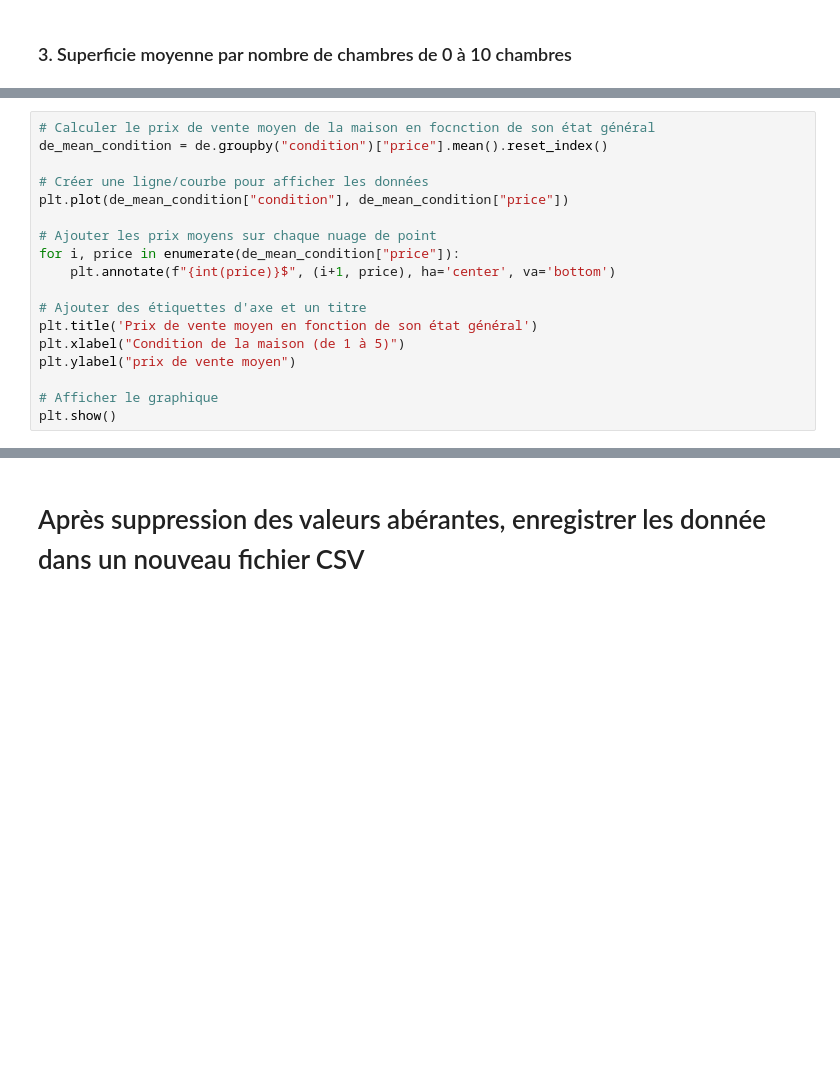
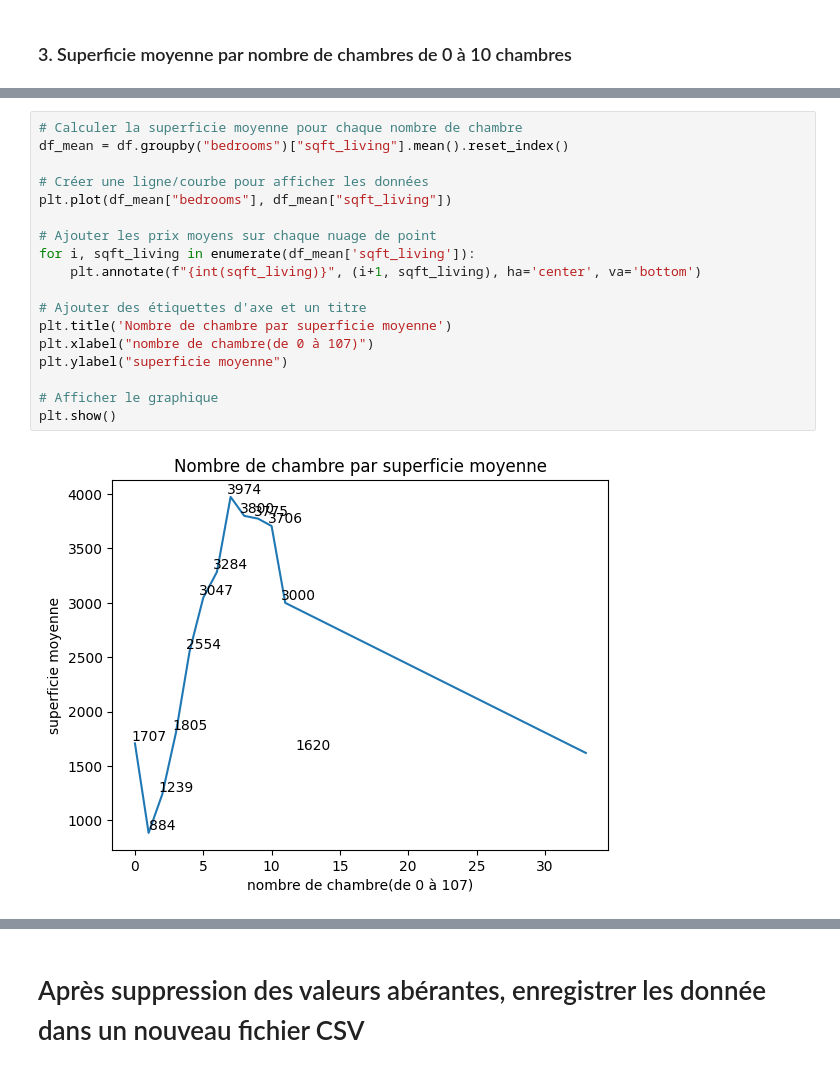
Before and after one commit to Yvette2023/prix_maison_partie_1, a Jupyter notebook: data_cleaning_analysis.ipynb, the cells around one changed output, grey strips where cells are left out. Drawn from its saved outputs; the diff is of its cells as text; blank space fills up the shorter version.

```diff
--- a/data_cleaning_analysis.ipynb
+++ b/data_cleaning_analysis.ipynb
@@ -298,18 +174,0 @@ de.shape
-# %%
-# Calculer le prix de vente moyen de la maison en focnction de son état général
-de_mean_condition = de.groupby("condition")["price"].mean().reset_index()
-
-# Créer une ligne/courbe pour afficher les données
-plt.plot(de_mean_condition["condition"], de_mean_condition["price"])
-
-# Ajouter les prix moyens sur chaque nuage de point
-for i, price in enumerate(de_mean_condition["price"]):
-    plt.annotate(f"{int(price)}$", (i+1, price), ha='center', va='bottom')
-
-# Ajouter des étiquettes d'axe et un titre
-plt.title('Prix de vente moyen en fonction de son état général')
-plt.xlabel("Condition de la maison (de 1 à 5)")
-plt.ylabel("prix de vente moyen")
-
-# Afficher le graphique
-plt.show()
@@ -420,0 +175,20 @@ NameError: name 'plot' is not defined
+# %%
+# Calculer la superficie moyenne pour chaque nombre de chambre
+df_mean = df.groupby("bedrooms")["sqft_living"].mean().reset_index()
+
+# Créer une ligne/courbe pour afficher les données
+plt.plot(df_mean["bedrooms"], df_mean["sqft_living"])
+
+# Ajouter les prix moyens sur chaque nuage de point
+for i, sqft_living in enumerate(df_mean['sqft_living']):
+    plt.annotate(f"{int(sqft_living)}", (i+1, sqft_living), ha='center', va='bottom')
+
+# Ajouter des étiquettes d'axe et un titre
+plt.title('Nombre de chambre par superficie moyenne')
+plt.xlabel("nombre de chambre(de 0 à 107)")
+plt.ylabel("superficie moyenne")
+
+# Afficher le graphique
+plt.show()
+# %% [output]
+[figure, added]
```
Also changed, not shown: parts of 51 cells of this notebook, 7 other files.
